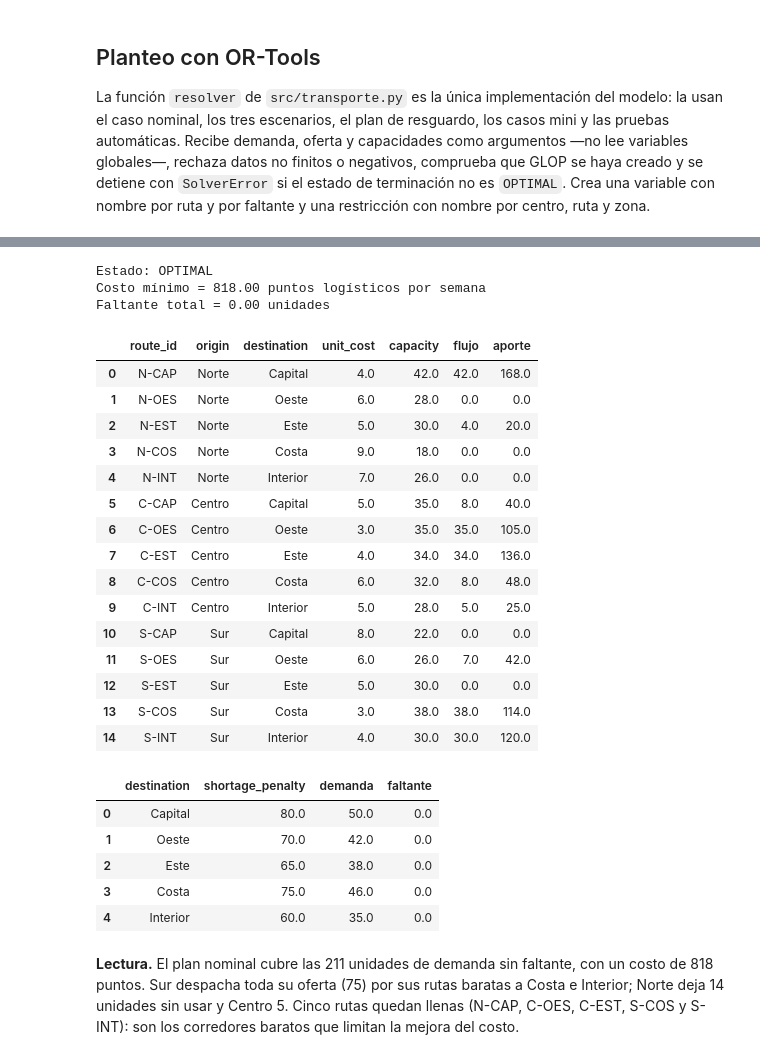
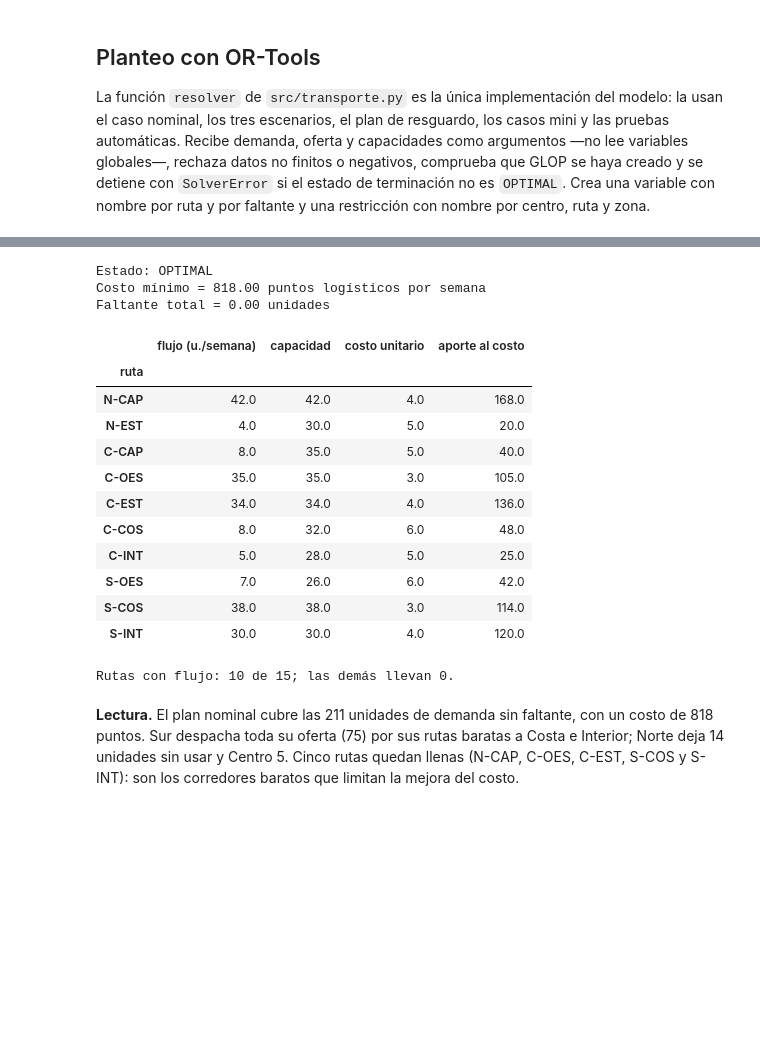
Before and after one commit to LorennMarque/OR-final-austral-2026, a Jupyter notebook: notebooks/part1_primal.ipynb, the cells around one changed output, grey strips where cells are left out. Saved outputs shown, nothing was run; the diff lists cells and outputs as text; code cells hidden in the pictures; blank space fills up the shorter version.

```diff
--- a/notebooks/part1_primal.ipynb
+++ b/notebooks/part1_primal.ipynb
@@ -262,22 +267,17 @@ from src.graficos import block, line, s, x
 
 centers = origins["origin"].tolist()
 zones = destinations["destination"].tolist()
-routes_ix = routes.set_index(["origin", "destination"]).sort_index()
 
-parts = []
-for origin in centers:
-    for zone in zones:
-        parts.append(line(
-            f"{x(origin, zone)} = unidades enviadas de {origin} a {zone}",
-        ))
-    parts.append("<div style='height:8px'></div>")
-for zone in zones:
-    parts.append(line(f"{s(zone)} = unidades no atendidas en {zone}"))
-
-parts.append("<div style='height:14px'></div>")
-parts.append(line(f"{x('i', 'j')} = flujo planificado del centro i a la zona j, en unidades logísticas por semana"))
-parts.append(line("i = " + ", ".join(centers)))
-parts.append(line("j = " + ", ".join(zones)))
-parts.append(line(f"{s('j')} = faltante de la zona j, en unidades logísticas por semana"))
+parts = [
+    line(f"{x('i', 'j')} = flujo planificado del centro i a la zona j, en unidades logísticas por semana",
+         f"({len(routes)} variables, una por ruta habilitada)"),
+    line(f"{s('j')} = faltante de la zona j, en unidades logísticas por semana", f"({len(zones)} variables)"),
+    line("i ∈ {" + ", ".join(centers) + "}"),
+    line("j ∈ {" + ", ".join(zones) + "}"),
+    "<div style='height:10px'></div>",
+    line("<b>Por ejemplo</b>"),
+    line(f"{x(centers[0], zones[0])} = unidades enviadas de {centers[0]} a {zones[0]}"),
+    line(f"{s(zones[-1])} = unidades no atendidas en {zones[-1]}"),
+]
 HTML(block(parts))
 # %% [output]
@@ -531,43 +494,41 @@ def resolver(
 # %%
 demanda_nominal = destinations.set_index("destination")["nominal_demand"]
 oferta_nominal = origins.set_index("origin")["supply"]
 capacidad_nominal = routes.set_index("route_id")["capacity"]
 
 nominal = resolver(routes, destinations, demanda_nominal, oferta_nominal, capacidad_nominal, "Nominal")
 costo_nominal = nominal.objetivo
 faltante_nominal = float(nominal.faltantes["faltante"].sum())
 
 print("Estado:", nominal.estado)
 print(f"Costo mínimo = {costo_nominal:.2f} puntos logísticos por semana")
 print(f"Faltante total = {faltante_nominal:.2f} unidades")
-display(nominal.flujos.assign(aporte=nominal.flujos["flujo"] * nominal.flujos["unit_cost"]).round(4))
-display(nominal.faltantes.round(4))
+usadas = nominal.flujos.loc[nominal.flujos["flujo"] > TOL]
+display(pd.DataFrame({
+    "ruta": usadas["route_id"],
+    "flujo (u./semana)": usadas["flujo"].round(4),
+    "capacidad": usadas["capacity"],
+    "costo unitario": usadas["unit_cost"],
+    "aporte al costo": (usadas["flujo"] * usadas["unit_cost"]).round(4),
+}).set_index("ruta"))
+print(f"Rutas con flujo: {len(usadas)} de {len(nominal.flujos)}; las demás llevan 0.")
 # %% [output]
 Estado: OPTIMAL
 Costo mínimo = 818.00 puntos logísticos por semana
 Faltante total = 0.00 unidades
-|  | route_id | origin | destination | unit_cost | capacity | flujo | aporte |
-| 0 | N-CAP | Norte | Capital | 4.0 | 42.0 | 42.0 | 168.0 |
-| 1 | N-OES | Norte | Oeste | 6.0 | 28.0 | 0.0 | 0.0 |
-| 2 | N-EST | Norte | Este | 5.0 | 30.0 | 4.0 | 20.0 |
-| 3 | N-COS | Norte | Costa | 9.0 | 18.0 | 0.0 | 0.0 |
-| 4 | N-INT | Norte | Interior | 7.0 | 26.0 | 0.0 | 0.0 |
-| 5 | C-CAP | Centro | Capital | 5.0 | 35.0 | 8.0 | 40.0 |
-| 6 | C-OES | Centro | Oeste | 3.0 | 35.0 | 35.0 | 105.0 |
-| 7 | C-EST | Centro | Este | 4.0 | 34.0 | 34.0 | 136.0 |
-| 8 | C-COS | Centro | Costa | 6.0 | 32.0 | 8.0 | 48.0 |
-| 9 | C-INT | Centro | Interior | 5.0 | 28.0 | 5.0 | 25.0 |
-| 10 | S-CAP | Sur | Capital | 8.0 | 22.0 | 0.0 | 0.0 |
-| 11 | S-OES | Sur | Oeste | 6.0 | 26.0 | 7.0 | 42.0 |
-| 12 | S-EST | Sur | Este | 5.0 | 30.0 | 0.0 | 0.0 |
-| 13 | S-COS | Sur | Costa | 3.0 | 38.0 | 38.0 | 114.0 |
-| 14 | S-INT | Sur | Interior | 4.0 | 30.0 | 30.0 | 120.0 |
+|  | flujo (u./semana) | capacidad | costo unitario | aporte al costo |
+| ruta |  |  |  |  |
+| N-CAP | 42.0 | 42.0 | 4.0 | 168.0 |
+| N-EST | 4.0 | 30.0 | 5.0 | 20.0 |
+| C-CAP | 8.0 | 35.0 | 5.0 | 40.0 |
+| C-OES | 35.0 | 35.0 | 3.0 | 105.0 |
+| C-EST | 34.0 | 34.0 | 4.0 | 136.0 |
+| C-COS | 8.0 | 32.0 | 6.0 | 48.0 |
+| C-INT | 5.0 | 28.0 | 5.0 | 25.0 |
+| S-OES | 7.0 | 26.0 | 6.0 | 42.0 |
+| S-COS | 38.0 | 38.0 | 3.0 | 114.0 |
+| S-INT | 30.0 | 30.0 | 4.0 | 120.0 |
-|  | destination | shortage_penalty | demanda | faltante |
-| 0 | Capital | 80.0 | 50.0 | 0.0 |
-| 1 | Oeste | 70.0 | 42.0 | 0.0 |
-| 2 | Este | 65.0 | 38.0 | 0.0 |
-| 3 | Costa | 75.0 | 46.0 | 0.0 |
-| 4 | Interior | 60.0 | 35.0 | 0.0 |
+Rutas con flujo: 10 de 15; las demás llevan 0.
 # %% [markdown]
 **Lectura.** El plan nominal cubre las 211 unidades de demanda sin faltante, con un costo de 818 puntos. Sur despacha toda su oferta (75) por sus rutas baratas a Costa e Interior; Norte deja 14 unidades sin usar y Centro 5. Cinco rutas quedan llenas (N-CAP, C-OES, C-EST, S-COS y S-INT): son los corredores baratos que limitan la mejora del costo.
 # %% [markdown]
```
Also changed, not shown: parts of 16 cells of this notebook, 9 other files.
